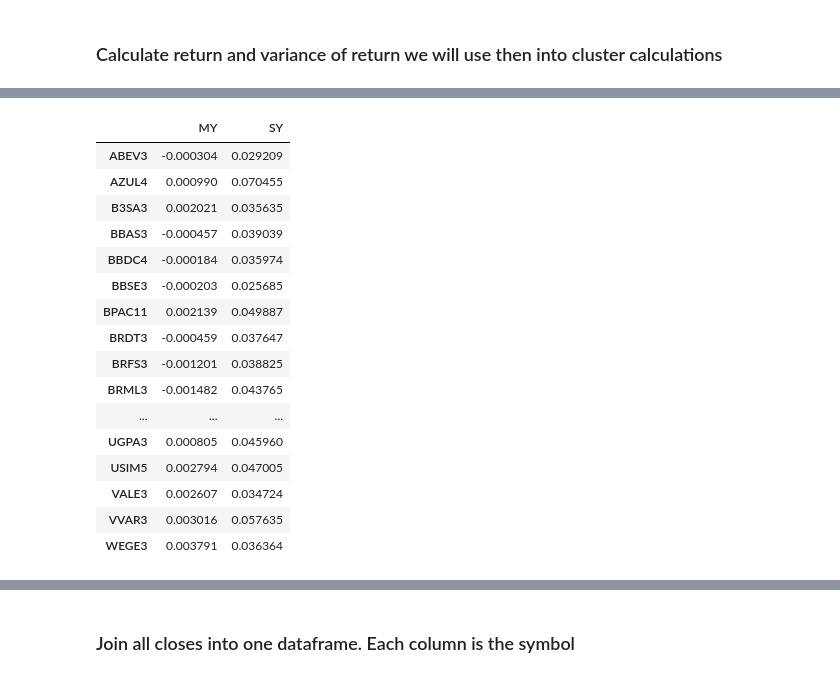
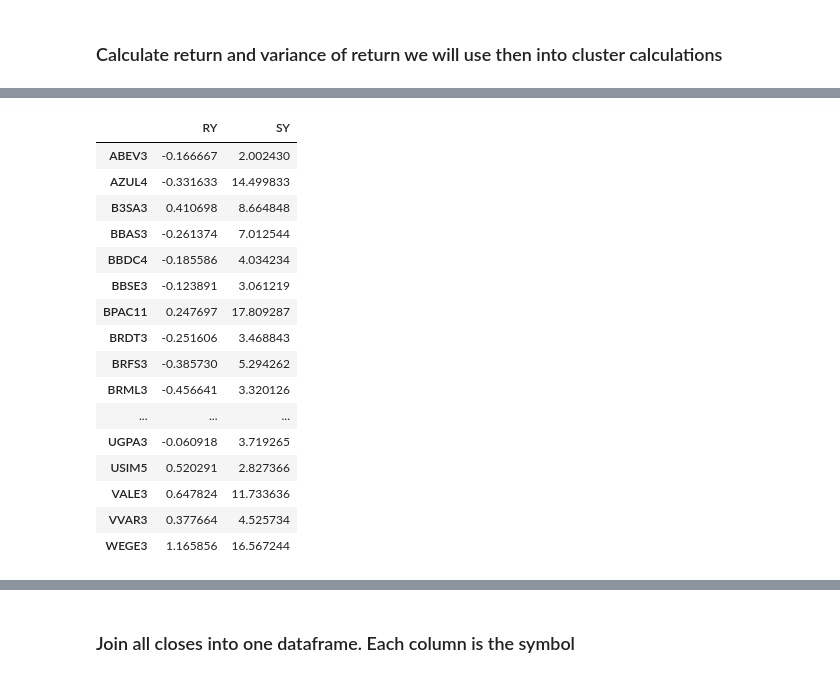
Before and after one commit to tentativafc/investing-broker, a Jupyter notebook: analytics/notebooks/2021-01-24-Portfolio.ipynb, the cells around one changed output, grey strips where cells are left out. Cells and saved outputs as stored; diff of their text form; code cells hidden in the pictures.

```diff
--- a/analytics/notebooks/2021-01-24-Portfolio.ipynb
+++ b/analytics/notebooks/2021-01-24-Portfolio.ipynb
@@ -124,30 +130,23 @@ df_closes.head()
-# %%
-df_daily_returns = df_closes/df_closes.shift(1) -1
-
-df_return_means_year = df_daily_returns.resample('Y').mean()
-df_return_std_year = df_daily_returns.resample('Y').std()
-
-df_return_means_year = df_return_means_year.T
-df_return_std_year = df_return_std_year.T
-
-adb = pd.concat([df_return_means_year, df_return_std_year], axis=1, join="inner")
-adb.columns = ["MY", "SY"]
-adb
-# %% [output]
-|  | MY | SY |
-| ABEV3 | -0.000304 | 0.029209 |
-| AZUL4 | 0.000990 | 0.070455 |
-| B3SA3 | 0.002021 | 0.035635 |
-| BBAS3 | -0.000457 | 0.039039 |
-| BBDC4 | -0.000184 | 0.035974 |
-| BBSE3 | -0.000203 | 0.025685 |
-| BPAC11 | 0.002139 | 0.049887 |
-| BRDT3 | -0.000459 | 0.037647 |
-| BRFS3 | -0.001201 | 0.038825 |
-| BRML3 | -0.001482 | 0.043765 |
-| ... | ... | ... |
-| UGPA3 | 0.000805 | 0.045960 |
-| USIM5 | 0.002794 | 0.047005 |
-| VALE3 | 0.002607 | 0.034724 |
-| VVAR3 | 0.003016 | 0.057635 |
-| WEGE3 | 0.003791 | 0.036364 |
+# %%
+total_return = df_closes.iloc[-1] / df_closes.iloc[0] -1
+std = df_closes.std()
+adb = pd.DataFrame({"RY": total_return, "SY": std})
+adb
+# %% [output]
+|  | RY | SY |
+| ABEV3 | -0.166667 | 2.002430 |
+| AZUL4 | -0.331633 | 14.499833 |
+| B3SA3 | 0.410698 | 8.664848 |
+| BBAS3 | -0.261374 | 7.012544 |
+| BBDC4 | -0.185586 | 4.034234 |
+| BBSE3 | -0.123891 | 3.061219 |
+| BPAC11 | 0.247697 | 17.809287 |
+| BRDT3 | -0.251606 | 3.468843 |
+| BRFS3 | -0.385730 | 5.294262 |
+| BRML3 | -0.456641 | 3.320126 |
+| ... | ... | ... |
+| UGPA3 | -0.060918 | 3.719265 |
+| USIM5 | 0.520291 | 2.827366 |
+| VALE3 | 0.647824 | 11.733636 |
+| VVAR3 | 0.377664 | 4.525734 |
+| WEGE3 | 1.165856 | 16.567244 |
```
Also changed, not shown: parts of 5 cells of this notebook, 7 other files.
